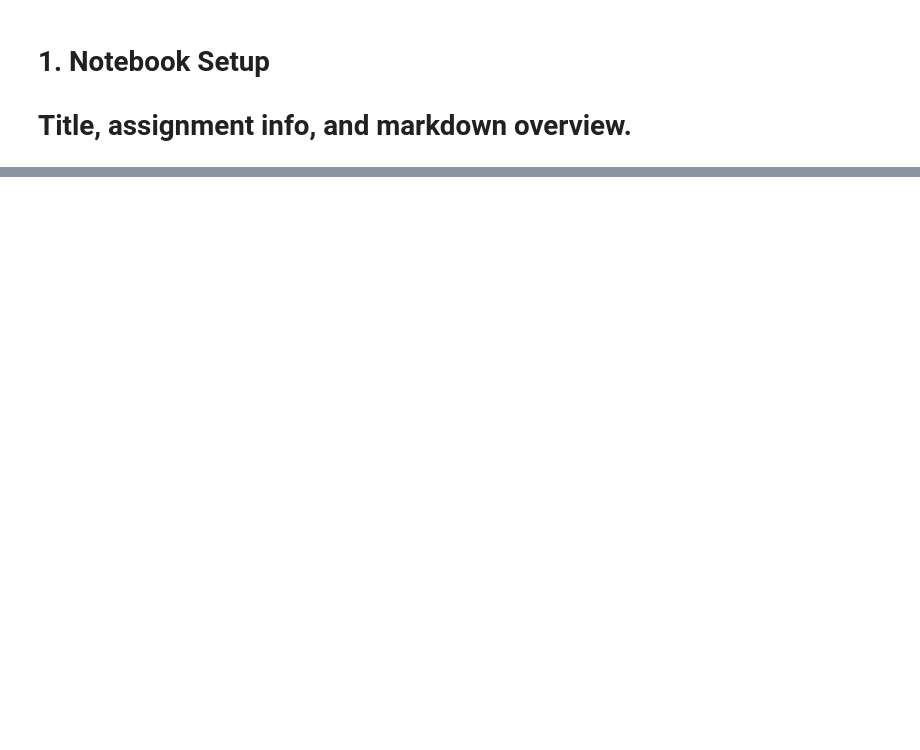
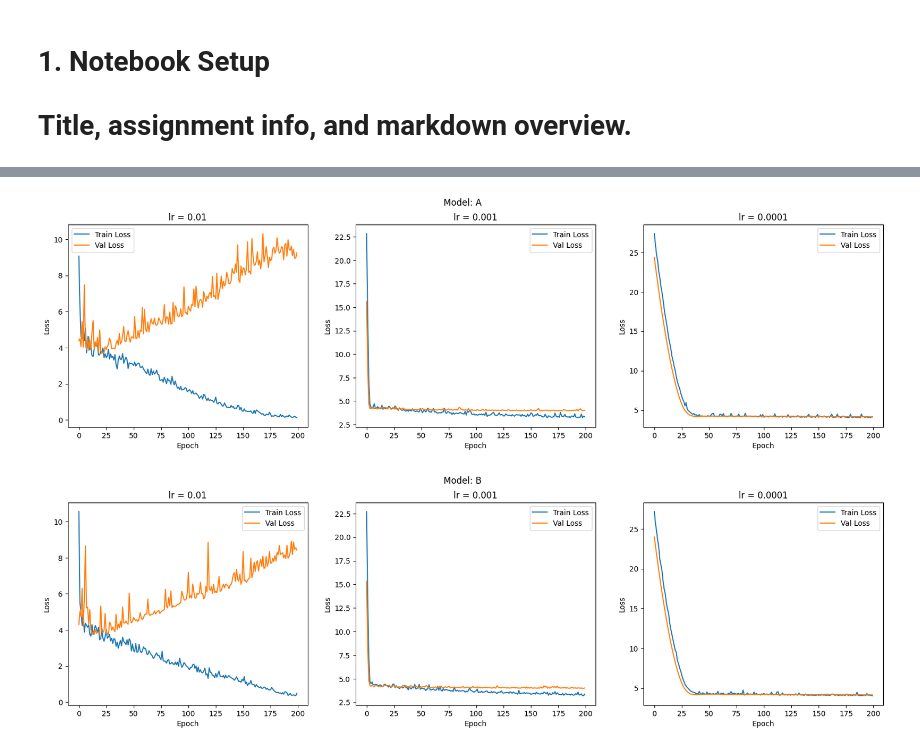
Before and after one commit to SetroZ/IA_ANN, a Jupyter notebook: code.ipynb, the cells around one changed output, grey strips where cells are left out. Drawn from its saved outputs; the diff is of its cells as text; code cells hidden in the pictures; blank space fills up the shorter version.

```diff
--- a/code.ipynb
+++ b/code.ipynb
@@ -635,0 +642,45 @@ for i, res in enumerate(results, 1):
+# %%
+a_args = NeuralNetworkArgs('A')
+b_args = NeuralNetworkArgs('B')
+
+a_nn = NeuralNetwork(a_args)
+b_nn = NeuralNetwork(b_args)
+
+models=[a_nn,b_nn]
+
+hyperArgs = HyperArgs()
+
+trainData, valData, testData = pre_process()
+# %%
+# =========================
+# Plots and benchmarks
+# =========================
+
+
+#learning_rate
+for model in models:
+    fig, axs = plt.subplots(1, len(hyperArgs.lr), figsize=(20, 5))
+    fig.suptitle(f"Model: {model.name}")
+
+    for idx, lr in enumerate(hyperArgs.lr):
+        # Create fresh args & model for each run
+
+        nn = NeuralNetwork(args)
+        nn.lr = lr
+        nn.name= model.name
+        nn.epochs=200
+
+        train_losses, val_losses = nn.train(trainData, valData, useBest=False, silent=True)
+
+        axs[idx].plot(train_losses, label="Train Loss")
+        axs[idx].plot(val_losses, label="Val Loss")
+        axs[idx].set_title(f"lr = {lr}")
+        axs[idx].set_xlabel("Epoch")
+        axs[idx].set_ylabel("Loss")
+        axs[idx].legend()
+
+
+    plt.show()
+# %% [output]
+[figure, added]
+[figure, added]
```
Also changed, not shown: parts of 10 cells of this notebook, 12 other files.
